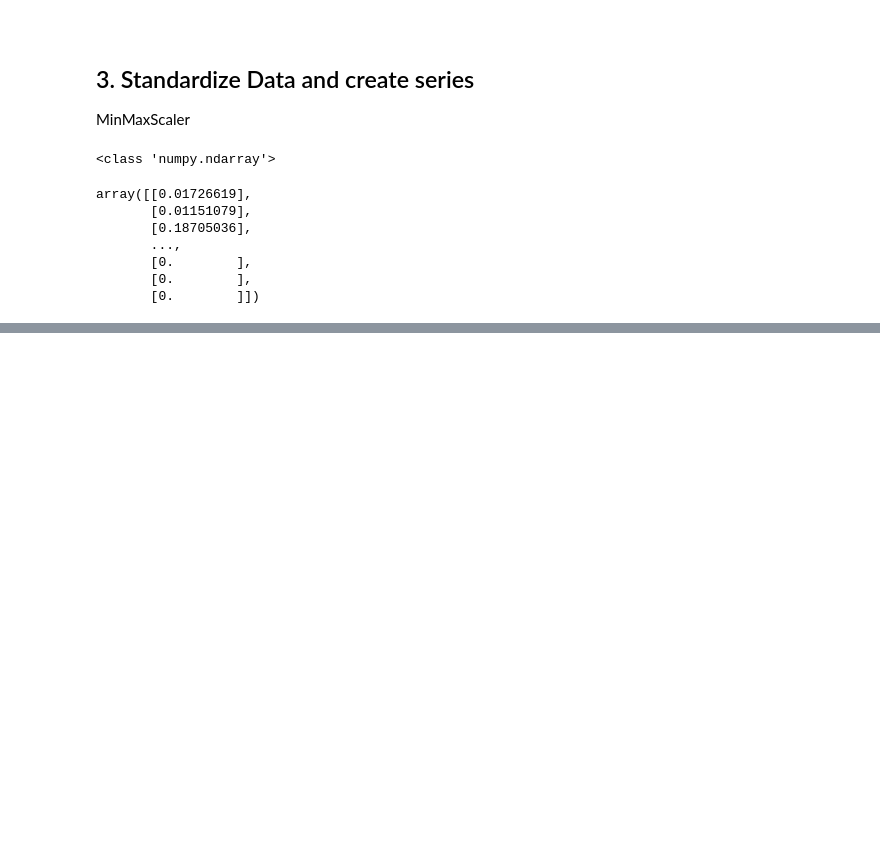
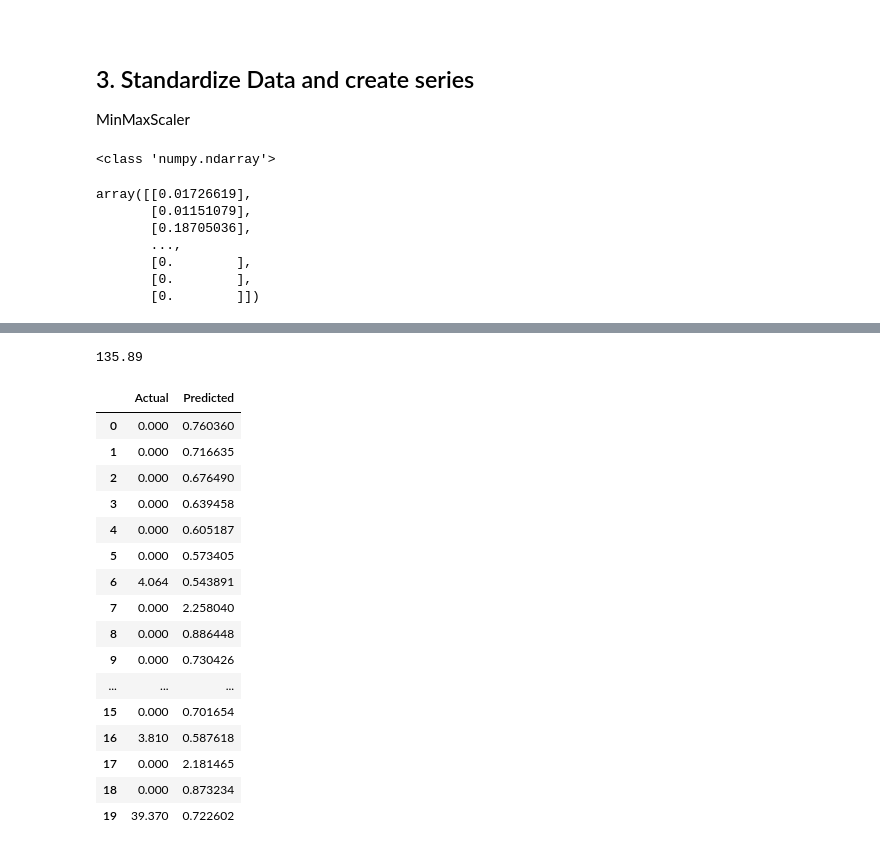
Before and after one commit to pippahtlin/Extreme-Precipitation, a Jupyter notebook: univariate_daily.ipynb, the cells around one changed output, grey strips where cells are left out. Saved outputs shown, nothing was run; the diff lists cells and outputs as text; code cells hidden in the pictures; blank space fills up the shorter version.

```diff
--- a/univariate_daily.ipynb
+++ b/univariate_daily.ipynb
@@ -61,6 +61,9 @@ MinMaxScaler
 # %%
 sc = MinMaxScaler(feature_range=(0,1))
 train_scaled = sc.fit_transform(train)
+validation_scaled = sc.transform(validation)
+test_scaled = sc.transform(test)
+
 print(type(train_scaled))
 train_scaled
 # %% [output]
@@ -87,0 +190,26 @@ train_features.shape, train_rain.shape, validation_features.shape, validation_ra
+# %%
+validation[90:].max()
+validation_actual.max()
+# %% [output]
+135.89
+# %%
+validation_compare = pd.DataFrame({'Actual': validation_actual.flatten(), 'Predicted': validation_predictions.flatten()})
+validation_compare.head(20)
+# %% [output]
+|  | Actual | Predicted |
+| 0 | 0.000 | 0.760360 |
+| 1 | 0.000 | 0.716635 |
+| 2 | 0.000 | 0.676490 |
+| 3 | 0.000 | 0.639458 |
+| 4 | 0.000 | 0.605187 |
+| 5 | 0.000 | 0.573405 |
+| 6 | 4.064 | 0.543891 |
+| 7 | 0.000 | 2.258040 |
+| 8 | 0.000 | 0.886448 |
+| 9 | 0.000 | 0.730426 |
+| ... | ... | ... |
+| 15 | 0.000 | 0.701654 |
+| 16 | 3.810 | 0.587618 |
+| 17 | 0.000 | 2.181465 |
+| 18 | 0.000 | 0.873234 |
+| 19 | 39.370 | 0.722602 |
```
Also changed, not shown: parts of 10 cells of this notebook.
